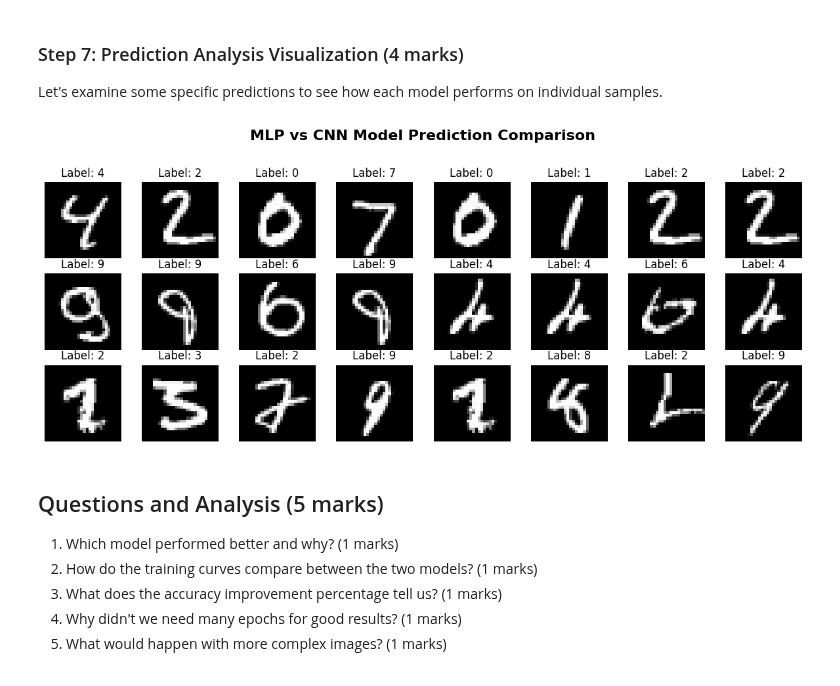
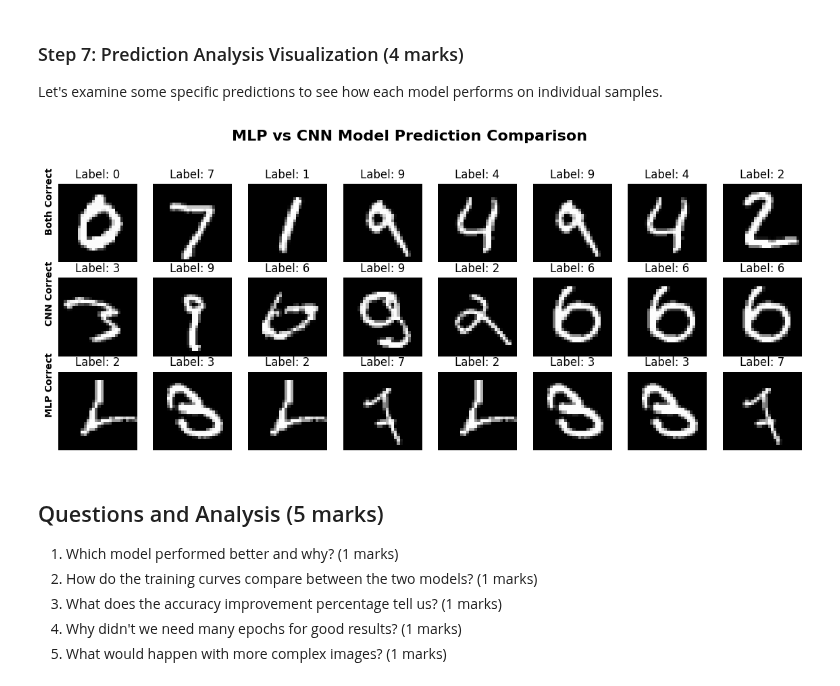
Before and after one commit to Nancy-On/ENGG680_2025_Fall, a Jupyter notebook: Lab_Assignment2_Group10/Assignment2_Upload_Group10.ipynb, the cells around one changed output. Cells and saved outputs as stored; diff of their text form; code cells hidden in the pictures.

Commit message:
making edits to figure

```diff
--- a/Lab_Assignment2_Group10/Assignment2_Upload_Group10.ipynb
+++ b/Lab_Assignment2_Group10/Assignment2_Upload_Group10.ipynb
@@ -1231,38 +1235,43 @@ mlp_correct_indices = np.where(mlp_correct)[0][:8]
 
 
 # Plot examples, you can learn how to plot them from previous plotting code in Part 2
 # Add a title for each graph showing the true label and both model predictions
 # hint: use for loop to iterate through the indices and plot each image
 # your code here (2 marks)
 fig.suptitle("MLP vs CNN Model Prediction Comparison", fontsize=16, fontweight='bold')
 
 def plot_row (ax_row, indices, row_title):
     for i in range(8):
     # Get a random sample
         ax = ax_row[i]
         rand_pos = np.random.randint(0, len(indices))
         idx = indices[rand_pos]
 
         image = X_test_normalized[idx].squeeze()
         label = y_test[idx]
 
 
     # Display the image
         ax.imshow(image, cmap='gray')
         ax.set_title(f'Label: {label}', fontsize=12)
         ax.axis('off')
 
-    ax_row[0].set_ylabel(row_title, fontsize=11, weight='bold', rotation=90)
+
+    row_y0= ax_row[0].get_position().y0
+    row_y1= ax_row[0].get_position().y1
+    row_center= (row_y0 +row_y1)/2
+    fig.text(0.05, row_center, row_title, fontsize=10, fontweight= 'bold', rotation =90, va= 'center')
+
 
 plot_row (axes[0], both_correct_indices, "Both Correct")
-plot_row (axes[1], cnn_correct_indices, "CNN Correct, MLP Wrong")
-plot_row (axes[2], mlp_correct_indices, "MLP Correct, CNN Wrong")
+plot_row (axes[1], cnn_correct_indices, "CNN Correct")
+plot_row (axes[2], mlp_correct_indices, "MLP Correct")
 
 
-plt.tight_layout(rect=[0,0,1,0.95])
+plt.tight_layout(rect=[0.05,0,1,0.95])
 plt.show()
 # %% [output]
-[figure, old version]
+[figure, new version]
 # %% [markdown]
 ## Questions and Analysis (5 marks)
 
```
Also changed, not shown: parts of 3 cells of this notebook.
